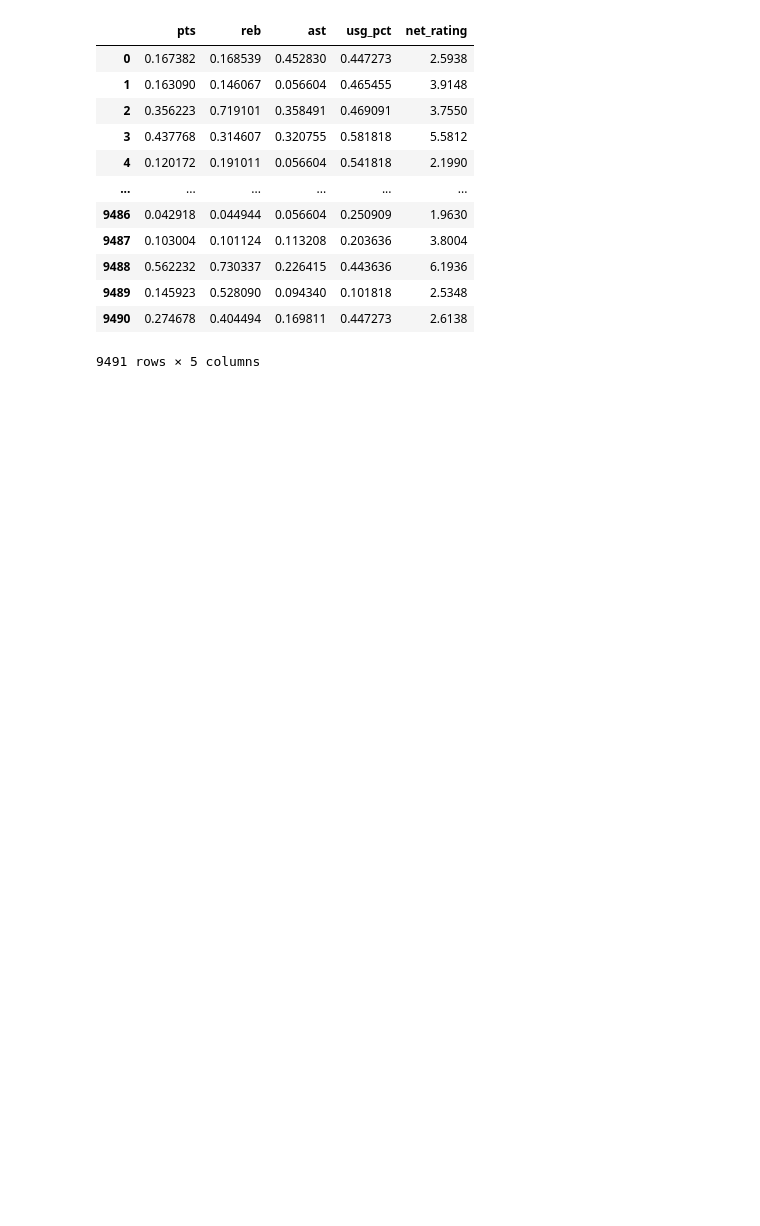
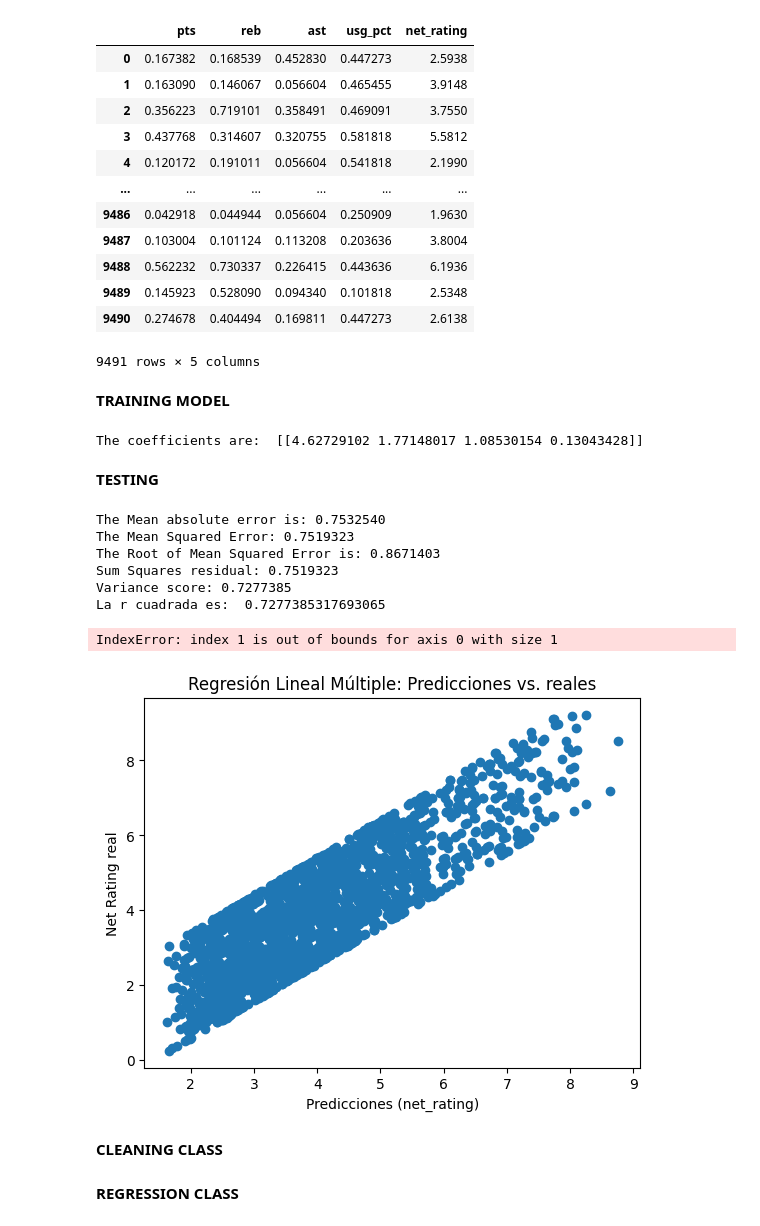
Before and after one commit to monroyminerodiego/UPY, a Jupyter notebook: 3rd_quarter/Statistical_Modeling/nba_prediction/Data_Cleaning/analisys_of_data.ipynb, the cells around one changed output. Cells and saved outputs as stored; diff of their text form; code cells hidden in the pictures; blank space fills up the shorter version.

```diff
--- a/3rd_quarter/Statistical_Modeling/nba_prediction/Data_Cleaning/analisys_of_data.ipynb
+++ b/3rd_quarter/Statistical_Modeling/nba_prediction/Data_Cleaning/analisys_of_data.ipynb
@@ -489,3 +508,0 @@ Znormalized_nba_df
-# %%
-Znormalized_nba_minmax_df = pd.DataFrame(Znormalized_nba_minmax, columns = Znormalized_nba_df.columns)
-Znormalized_nba_minmax_df
@@ -520,3 +523,70 @@ final_nba_df
 | 9489 | 0.145923 | 0.528090 | 0.094340 | 0.101818 | 2.5348 |
 | 9490 | 0.274678 | 0.404494 | 0.169811 | 0.447273 | 2.6138 |
 9491 rows × 5 columns
+# %% [markdown]
+**TRAINING MODEL**
+# %%
+part_nba_df = final_nba_df[['pts', 'ast', 'reb', 'usg_pct', 'net_rating']]
+msk = np.random.rand(len(final_nba_df)) < 0.8
+train = part_nba_df[msk]
+LR_Model = linear_model.LinearRegression()
+axis_x = np.asanyarray(train[['pts', 'reb', 'ast', 'usg_pct']])
+axis_y = np.asanyarray(train[['net_rating']])
+LR_Model.fit(axis_x, axis_y)
+
+print('The coefficients are: ', LR_Model.coef_)
+# %% [output]
+The coefficients are:  [[4.62729102 1.77148017 1.08530154 0.13043428]]
+# %% [markdown]
+**TESTING**
+# %%
+test = part_nba_df[~msk]
+axis_y_ = LR_Model.predict(test[['pts', 'reb', 'ast', 'usg_pct']])
+axis_2_x = np.asanyarray(test[['pts', 'reb', 'ast', 'usg_pct']])
+axis_2_y = np.asanyarray(test[['net_rating']])
+mae = mean_absolute_error(axis_2_y, axis_y_)
+mse = mean_squared_error(axis_2_y, axis_y_)
+rmse = np.sqrt(mse)
+print('The Mean absolute error is: %.7f'%mae)
+print('The Mean Squared Error: %.7f'% mse)
+print('The Root of Mean Squared Error is: %.7f'%rmse)
+print('Sum Squares residual: %.7f' %np.mean((axis_y_ - axis_2_y)**2))
+print('Variance score: %.7f' %LR_Model.score(axis_2_x, axis_2_y))
+r_squared = LR_Model.score(axis_2_x, axis_2_y)
+print('La r cuadrada es: ', r_squared)
+# %% [output]
+The Mean absolute error is: 0.7532540
+The Mean Squared Error: 0.7519323
+The Root of Mean Squared Error is: 0.8671403
+Sum Squares residual: 0.7519323
+Variance score: 0.7277385
+La r cuadrada es:  0.7277385317693065
+# %%
+# Crea una figura y un eje principal
+fig, ax = plt.subplots()
+
+# Opcionalmente, puedes personalizar el título y las etiquetas de los ejes
+ax.set_title("Regresión Lineal Múltiple: Predicciones vs. reales")
+ax.set_xlabel("Predicciones (net_rating)")
+ax.set_ylabel("Net Rating real")
+ax.scatter(axis_y_, axis_2_y)
+# Obtiene los coeficientes y el intercepto del modelo
+coefs = LR_Model.coef_
+intercept = LR_Model.intercept_
+
+# Calcula la línea de regresión para un rango de valores de las predicciones
+predicted_range = np.linspace(min(axis_y_), max(axis_y_))
+fitted_line = coefs[0] * predicted_range + coefs[1] * predicted_range**2 + coefs[2] * predicted_range**3 + coefs[3] + intercept
+
+# Grafica la línea de regresión
+ax.plot(predicted_range, fitted_line, color='red')
+ax.text(0.05, 0.95, f"R-cuadrado: {r_squared:.3f}", transform=ax.transAxes)
+
+# Agrega leyendas
+ax.legend(['Puntos reales', 'Línea de regresión'], loc='upper left')
+plt.show()
+# %% [output]
+IndexError: index 1 is out of bounds for axis 0 with size 1
+[figure, added]
+# %% [markdown]
+**CLEANING CLASS**
@@ -522,0 +754,2 @@ final_nba_df
+# %% [markdown]
+**REGRESSION CLASS**
```
Also changed, not shown: parts of 15 cells of this notebook, 13 other files.
